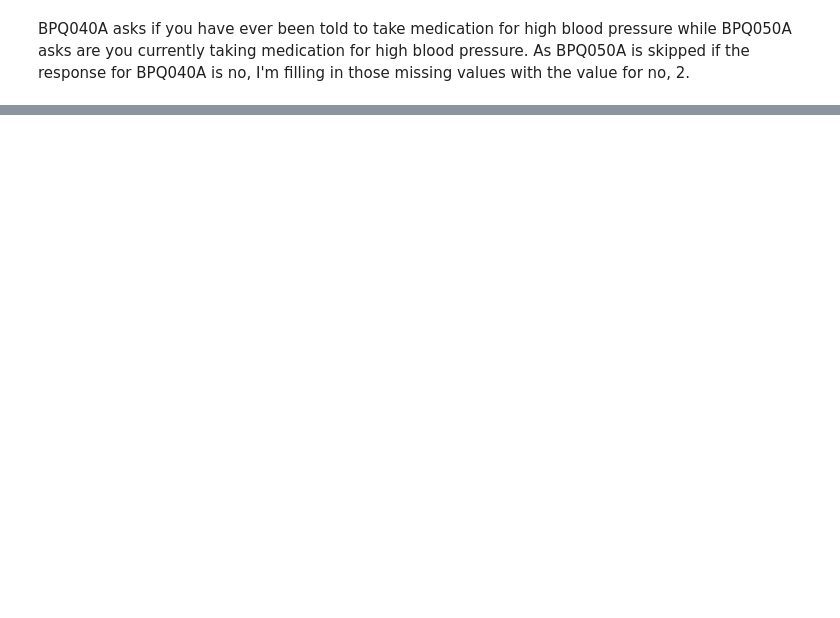
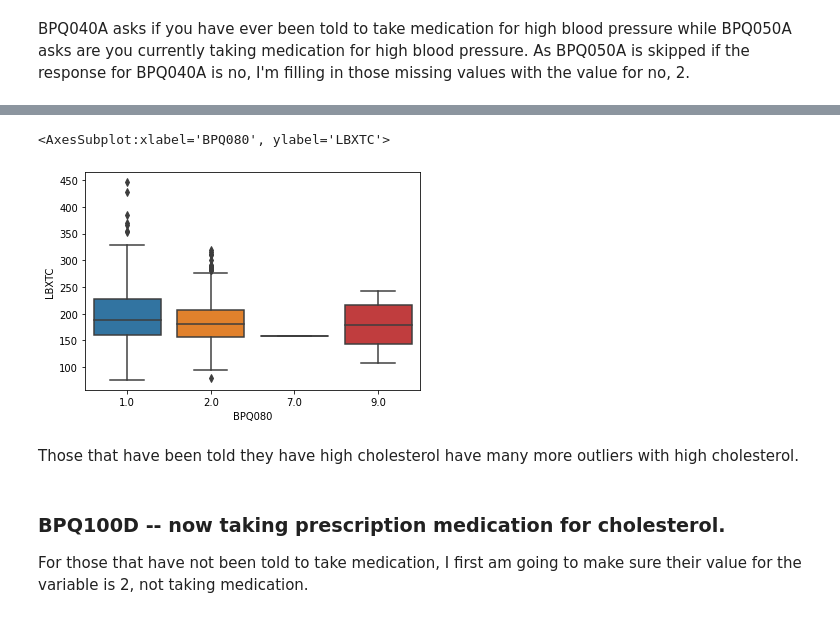
Before and after one commit to mathisme/ThinkfulDSFinalCapstone, a Jupyter notebook: notebooks/EDA.ipynb, the cells around one changed output, grey strips where cells are left out. Cells and saved outputs as stored; diff of their text form; code cells hidden in the pictures; blank space fills up the shorter version.

```diff
--- a/notebooks/EDA.ipynb
+++ b/notebooks/EDA.ipynb
@@ -421,0 +430,11 @@ The median for those not on high blood pressure medication is higher, however th
+# %%
+sns.boxplot(x='BPQ080', y='LBXTC', data=bpc_merged)
+# %% [output]
+<AxesSubplot:xlabel='BPQ080', ylabel='LBXTC'>
+[figure, added]
+# %% [markdown]
+Those that have been told they have high cholesterol have many more outliers with high cholesterol.
+# %% [markdown]
+### BPQ100D -- now taking prescription medication for cholesterol.
+
+For those that have not been told to take medication, I first am going to make sure their value for the variable is 2, not taking medication.
```
Also changed, not shown: parts of 27 cells of this notebook.
